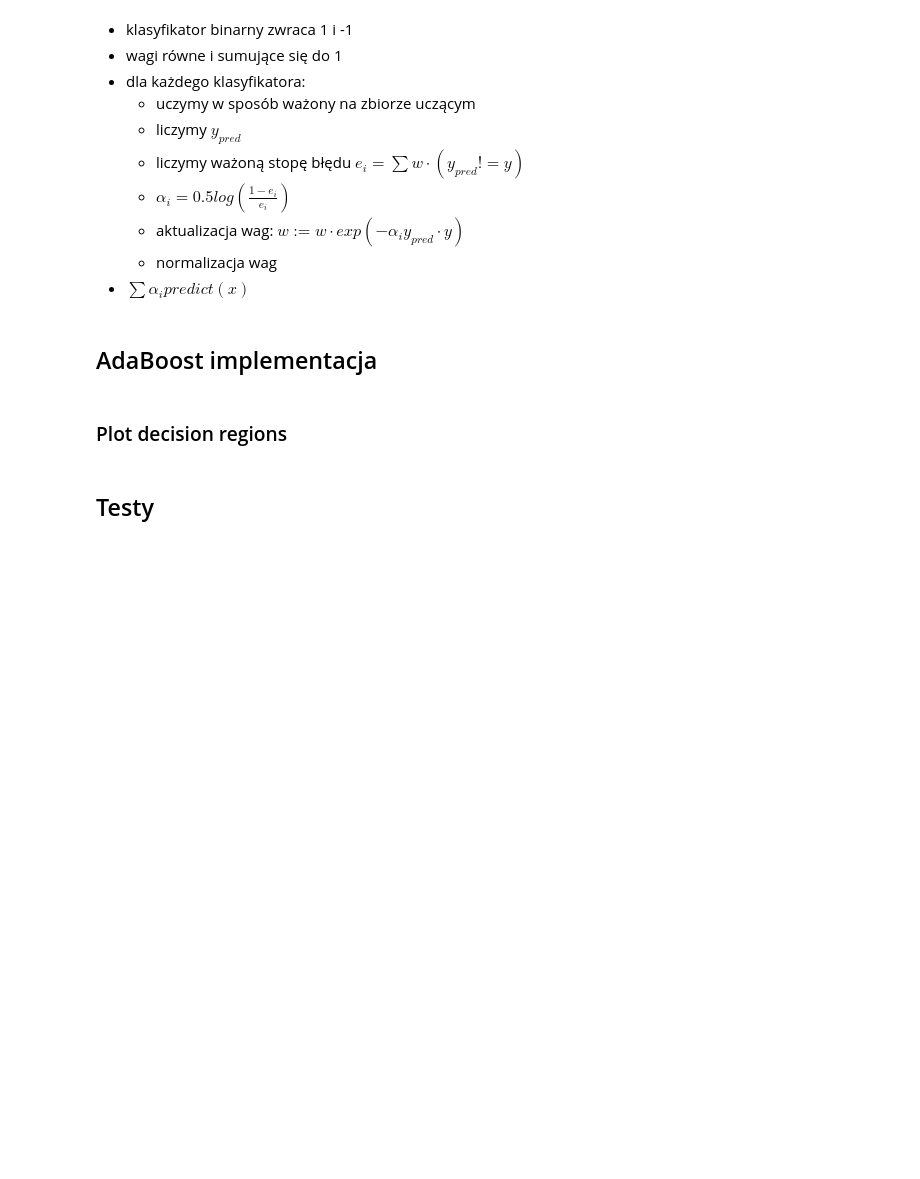
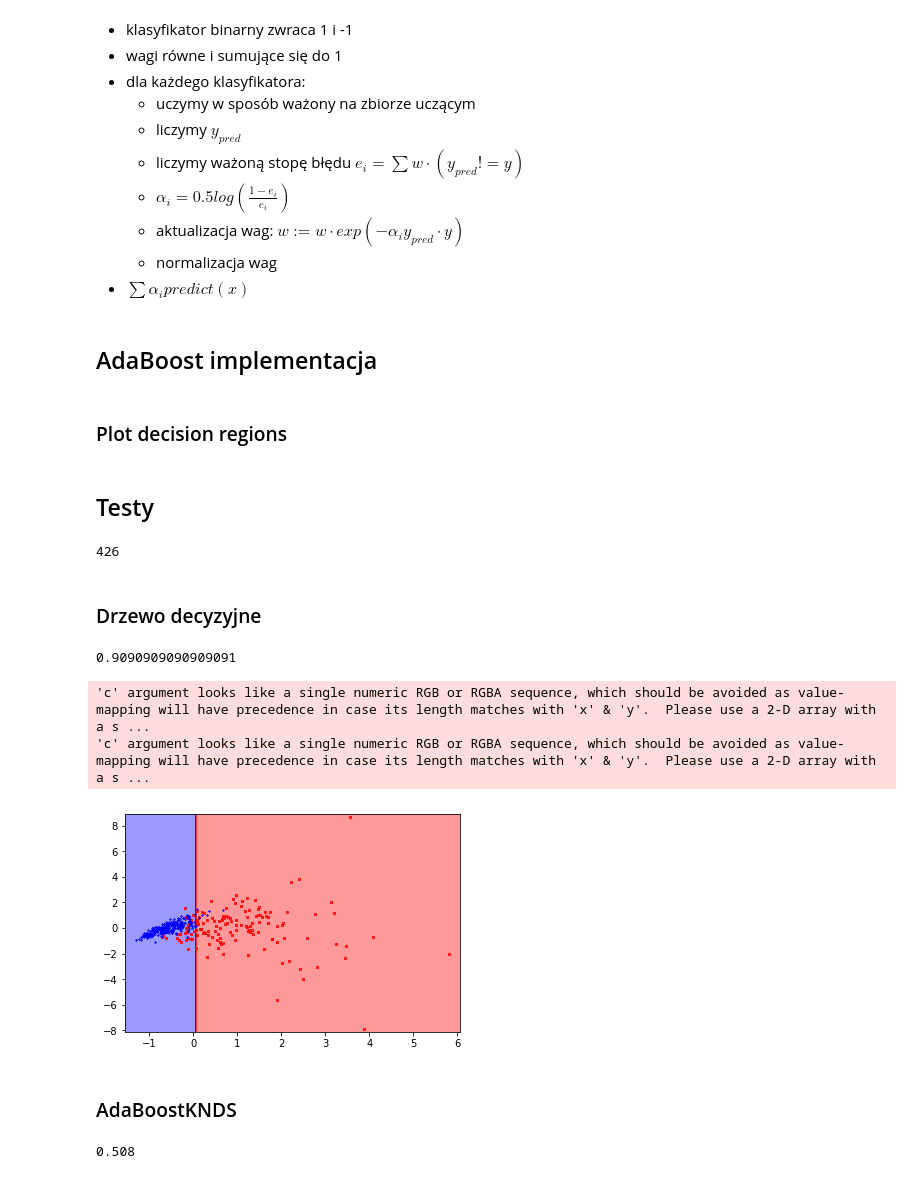
Before and after one commit to Kolo-Naukowe-Data-Science-PW/Spotkania, a Jupyter notebook: 19-02-28_AdaBoost/Untitled.ipynb, the cells around one changed output. Cells and saved outputs as stored; diff of their text form; code cells hidden in the pictures; blank space fills up the shorter version.

Commit message:
AdaBoostKNDS

```diff
--- a/19-02-28_AdaBoost/Untitled.ipynb
+++ b/19-02-28_AdaBoost/Untitled.ipynb
@@ -117,4 +128,32 @@ from sklearn.model_selection import train_test_split
 # %%
 cancer = sklearn.datasets.load_breast_cancer()
-X = np.array(X)
-y = np.array(y)
+X = np.array(cancer.data)
+y = np.array(cancer.target)
+pca = PCA(n_components=2)
+stdsc = StandardScaler()
+
+X = pca.fit_transform(X)
+X = stdsc.fit_transform(X)
+# %%
+X_train.shape[0]
+# %% [output]
+426
+# %%
+X_train,X_test,y_train,y_test = train_test_split(X,y)
+# %% [markdown]
+### Drzewo decyzyjne
+# %%
+dtc = DecisionTreeClassifier(max_depth=1)
+dtc.fit(X_train,y_train)
+
+np.mean(dtc.predict(X_test) == y_test)
+# %% [output]
+0.9090909090909091
+# %%
+plot_decision_regions(X_train,y_train,dtc)
+# %% [output]
+'c' argument looks like a single numeric RGB or RGBA sequence, which should be avoided as value-mapping will have precedence in case its length matches with 'x' & 'y'.  Please use a 2-D array with a s ...
+'c' argument looks like a single numeric RGB or RGBA sequence, which should be avoided as value-mapping will have precedence in case its length matches with 'x' & 'y'.  Please use a 2-D array with a s ...
+[figure, added]
+# %% [markdown]
+### AdaBoostKNDS
@@ -120,0 +162,8 @@ y = np.array(y)
+# %%
+ada = AdaBoostKNDS(DecisionTreeClassifier, n_classifiers=100, **dict)
+
+ada.fit(X_train,y_train)
+
+np.mean(ada.predict(X_test) == y_test)
+# %% [output]
+0.508
```
Also changed, not shown: parts of 30 cells of this notebook.
